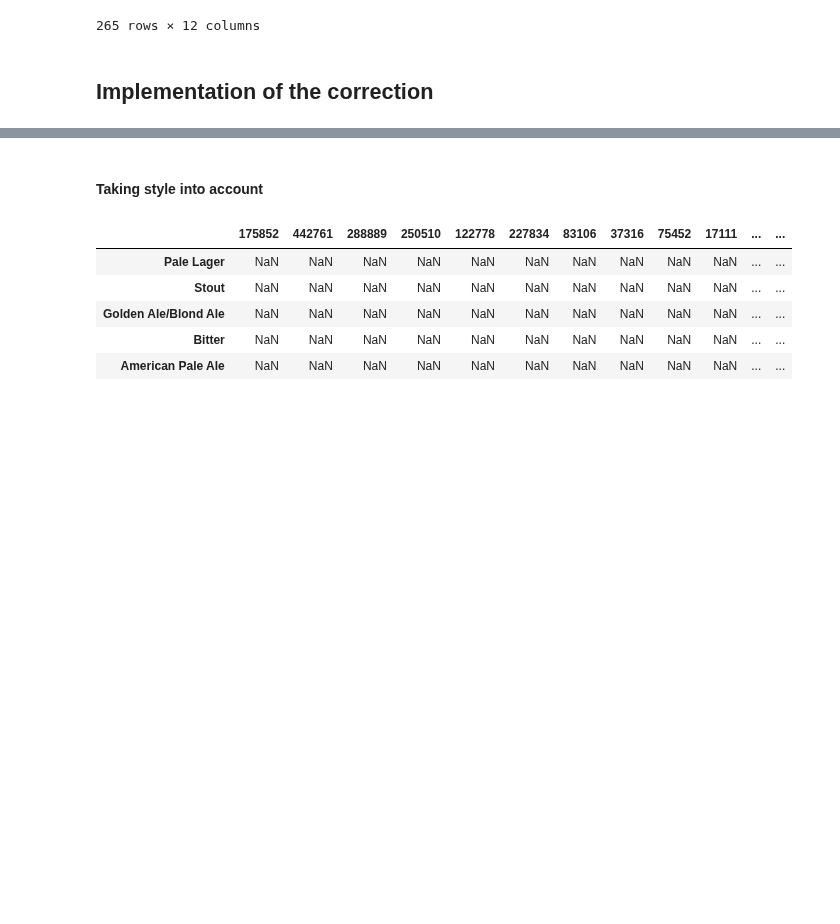
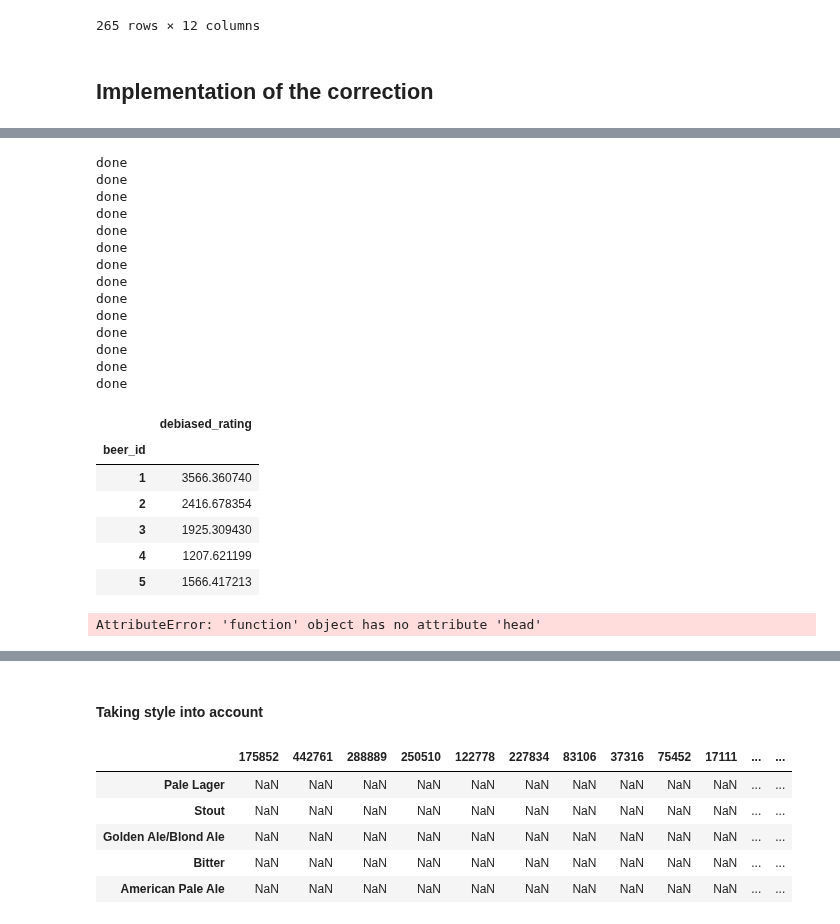
Before and after one commit to epfl-ada/ada-2022-project-hotchocolate, a Jupyter notebook: P3_Auriane_WIP.ipynb, the cells around one changed output, grey strips where cells are left out. Drawn from its saved outputs; the diff is of its cells as text; code cells hidden in the pictures; blank space fills up the shorter version.

```diff
--- a/P3_Auriane_WIP.ipynb
+++ b/P3_Auriane_WIP.ipynb
@@ -841,0 +894,43 @@ top_ranked_rb_country
+# %%
+rb_user_to_bias=dict(zip(df_grouped_by_users_ratings.user_id,df_grouped_by_users_ratings.bias))
+small_rating=pd.read_csv("DATA/RateBeer_ratings_part_0.csv")
+small_rating["bias"]=small_rating.user_id.map(rb_user_to_bias)
+small_rating["debiased_rating"]=small_rating["rating"]-small_rating["bias"]
+df_grouped_by_beer=small_rating.groupby(["beer_id"]).debiased_rating.sum().to_frame()
+del small_rating
+for i in range(1,15):
+    small_rating=pd.read_csv('DATA/RateBeer_ratings_part_{}.csv'.format(i))
+    small_rating["bias"]=small_rating.user_id.map(rb_user_to_bias)
+    small_rating["debiased_rating"]=small_rating["rating"]-small_rating["bias"]
+    df_partial_grouped_by_beer=small_rating.groupby(["beer_id"]).debiased_rating.sum().to_frame()#We group the ratings by users and style and return the mean ratings of each user for each style tried
+    df_grouped_by_beer=pd.concat([df_grouped_by_beer,df_partial_grouped_by_beer]).groupby(["beer_id"]).sum()
+    print('done')
+    del small_rating
+
+df_grouped_by_beer.head()
+# %% [output]
+done
+done
+done
+done
+done
+done
+done
+done
+done
+done
+done
+done
+done
+done
+|  | debiased_rating |
+| beer_id |  |
+| 1 | 3566.360740 |
+| 2 | 2416.678354 |
+| 3 | 1925.309430 |
+| 4 | 1207.621199 |
+| 5 | 1566.417213 |
+# %%
+df_grouped_by_beer.head()
+# %% [output]
+AttributeError: 'function' object has no attribute 'head'
```
Also changed, not shown: parts of 18 cells of this notebook.
